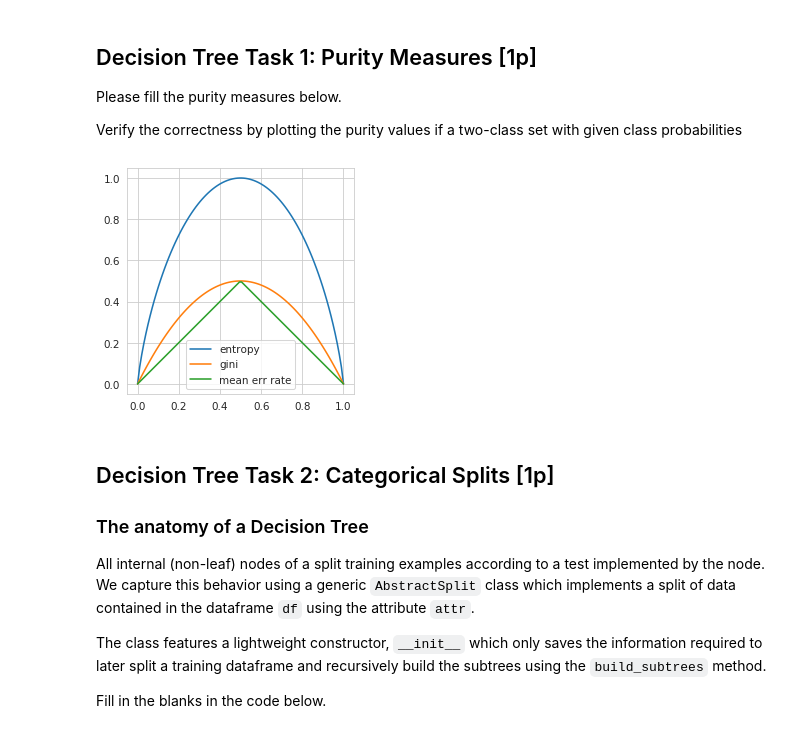
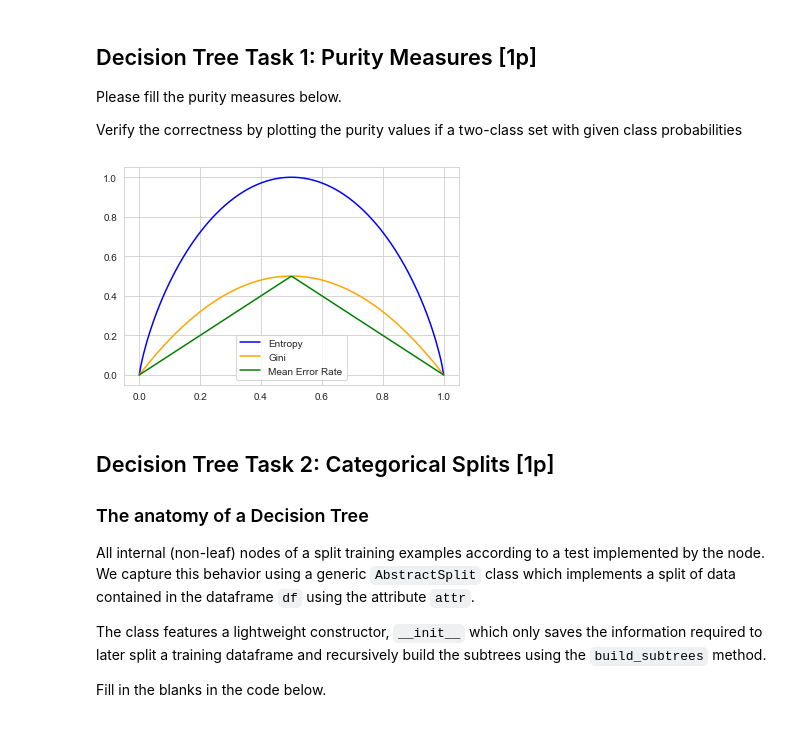
Before and after one commit to mmaku/ml_uwr, a Jupyter notebook: assignment2/Assignment2.ipynb, the cells around one changed output. Saved outputs shown, nothing was run; the diff lists cells and outputs as text; code cells hidden in the pictures.

```diff
--- a/assignment2/Assignment2.ipynb
+++ b/assignment2/Assignment2.ipynb
@@ -479,20 +484,30 @@ german_df = pd.read_csv(
 Please fill the purity measures below.
 
 Verify the correctness by plotting the purity values if a two-class set with given class probabilities
-# %%
-def entropy(counts):
-    TODO
-
-def gini(counts):
-    TODO
-
-def mean_err_rate(counts):
-    TODO
-
-
-# Make a plot of the purity functions
-# %% [output]
-[figure, removed]
+# %%
+def entropy(counts):
+    p = counts/sum(counts)
+    return -np.sum(p*np.log2(p+ 1e-100))
+
+def gini(counts):
+    p = counts/sum(counts)
+    return 1 - np.sum(p**2)
+
+def mean_err_rate(counts):
+    p = counts/sum(counts)
+    return 1 - max(p)
+
+
+# Make a plot of the purity functions
+X = np.array([ [x, 1 - x] for x in np.linspace(0, 1, 200)])
+plt.figure()
+plt.plot(X[:, 0], list(map(entropy, X)), c='blue', label='Entropy')
+plt.plot(X[:, 0], list(map(gini, X)), c='orange', label='Gini')
+plt.plot(X[:, 0], list(map(mean_err_rate, X)), c='green', label='Mean Error Rate')
+plt.legend()
+plt.show()
+# %% [output]
+[figure, added]
 # %% [markdown]
 ## Decision Tree Task 2: Categorical Splits [1p]
 
```
Also changed, not shown: parts of 8 cells of this notebook.
